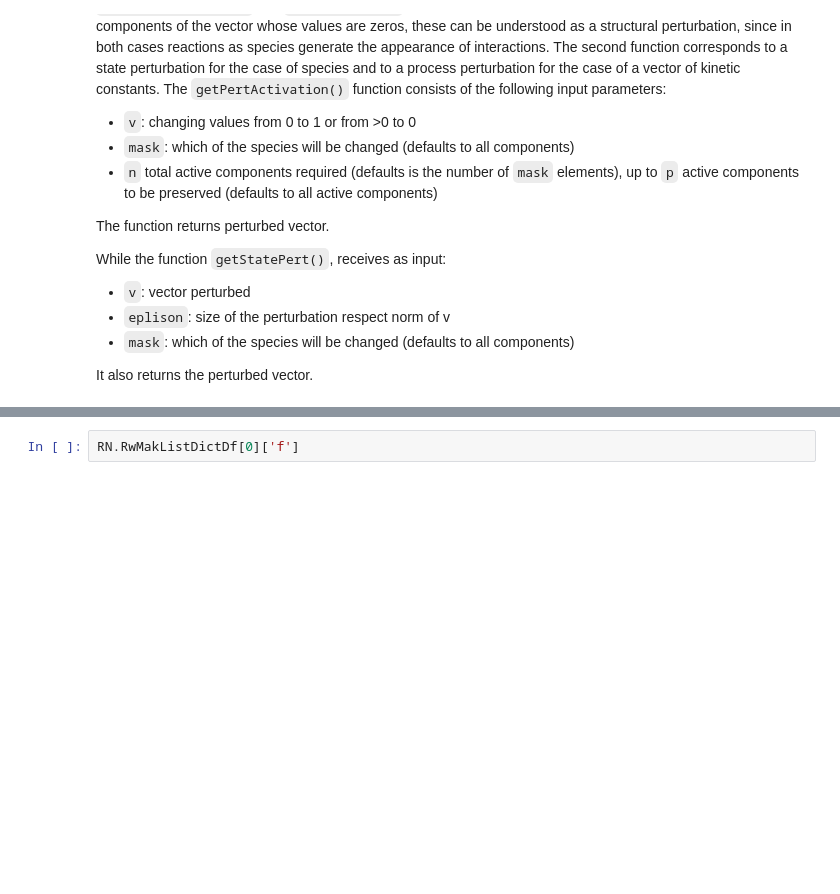
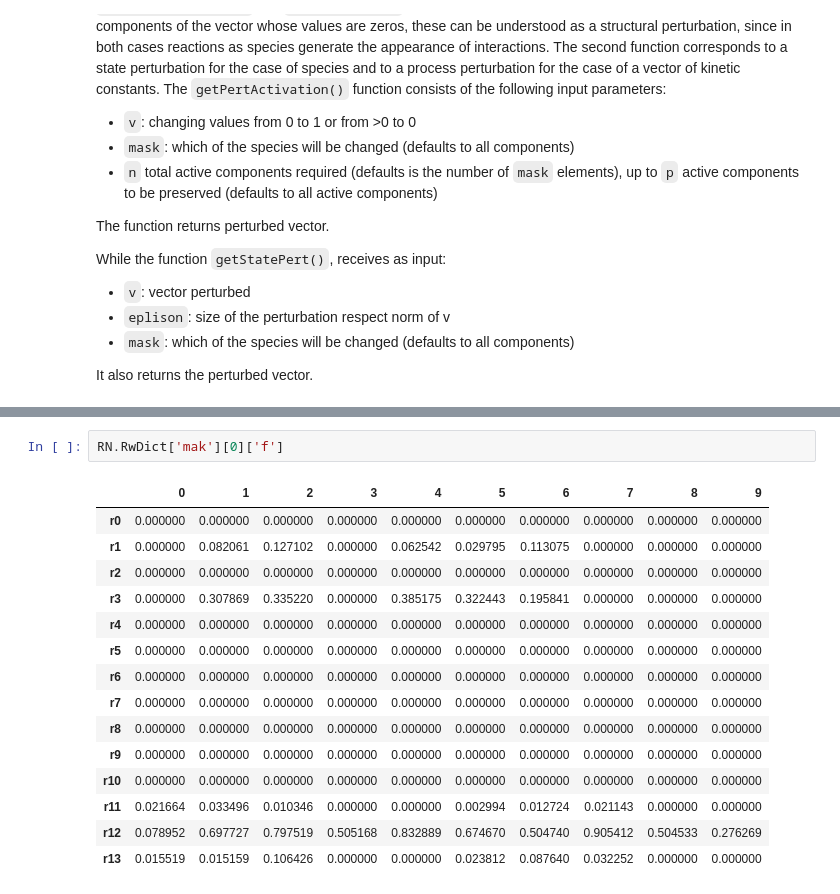
Before and after one commit to pmaldona/pyRN, a Jupyter notebook: notebooks/Simulator and Random Walks.ipynb, the cells around one changed output, grey strips where cells are left out. Saved outputs shown, nothing was run; the diff lists cells and outputs as text; blank space fills up the shorter version.

```diff
--- a/notebooks/Simulator and Random Walks.ipynb
+++ b/notebooks/Simulator and Random Walks.ipynb
@@ -218,3 +276,19 @@ RN.RwMakListDictDf[0]['cu'] # 0 is the index of the first random walk
 # %%
-RN.RwMakListDictDf[0]['f']
+RN.RwDict['mak'][0]['f']
+# %% [output]
+|  | 0 | 1 | 2 | 3 | 4 | 5 | 6 | 7 | 8 | 9 |
+| r0 | 0.000000 | 0.000000 | 0.000000 | 0.000000 | 0.000000 | 0.000000 | 0.000000 | 0.000000 | 0.000000 | 0.000000 |
+| r1 | 0.000000 | 0.082061 | 0.127102 | 0.000000 | 0.062542 | 0.029795 | 0.113075 | 0.000000 | 0.000000 | 0.000000 |
+| r2 | 0.000000 | 0.000000 | 0.000000 | 0.000000 | 0.000000 | 0.000000 | 0.000000 | 0.000000 | 0.000000 | 0.000000 |
+| r3 | 0.000000 | 0.307869 | 0.335220 | 0.000000 | 0.385175 | 0.322443 | 0.195841 | 0.000000 | 0.000000 | 0.000000 |
+| r4 | 0.000000 | 0.000000 | 0.000000 | 0.000000 | 0.000000 | 0.000000 | 0.000000 | 0.000000 | 0.000000 | 0.000000 |
+| r5 | 0.000000 | 0.000000 | 0.000000 | 0.000000 | 0.000000 | 0.000000 | 0.000000 | 0.000000 | 0.000000 | 0.000000 |
+| r6 | 0.000000 | 0.000000 | 0.000000 | 0.000000 | 0.000000 | 0.000000 | 0.000000 | 0.000000 | 0.000000 | 0.000000 |
+| r7 | 0.000000 | 0.000000 | 0.000000 | 0.000000 | 0.000000 | 0.000000 | 0.000000 | 0.000000 | 0.000000 | 0.000000 |
+| r8 | 0.000000 | 0.000000 | 0.000000 | 0.000000 | 0.000000 | 0.000000 | 0.000000 | 0.000000 | 0.000000 | 0.000000 |
+| r9 | 0.000000 | 0.000000 | 0.000000 | 0.000000 | 0.000000 | 0.000000 | 0.000000 | 0.000000 | 0.000000 | 0.000000 |
+| r10 | 0.000000 | 0.000000 | 0.000000 | 0.000000 | 0.000000 | 0.000000 | 0.000000 | 0.000000 | 0.000000 | 0.000000 |
+| r11 | 0.021664 | 0.033496 | 0.010346 | 0.000000 | 0.000000 | 0.002994 | 0.012724 | 0.021143 | 0.000000 | 0.000000 |
+| r12 | 0.078952 | 0.697727 | 0.797519 | 0.505168 | 0.832889 | 0.674670 | 0.504740 | 0.905412 | 0.504533 | 0.276269 |
+| r13 | 0.015519 | 0.015159 | 0.106426 | 0.000000 | 0.000000 | 0.023812 | 0.087640 | 0.032252 | 0.000000 | 0.000000 |
 # %%
```
Also changed, not shown: parts of 32 cells of this notebook, 4 other files.
